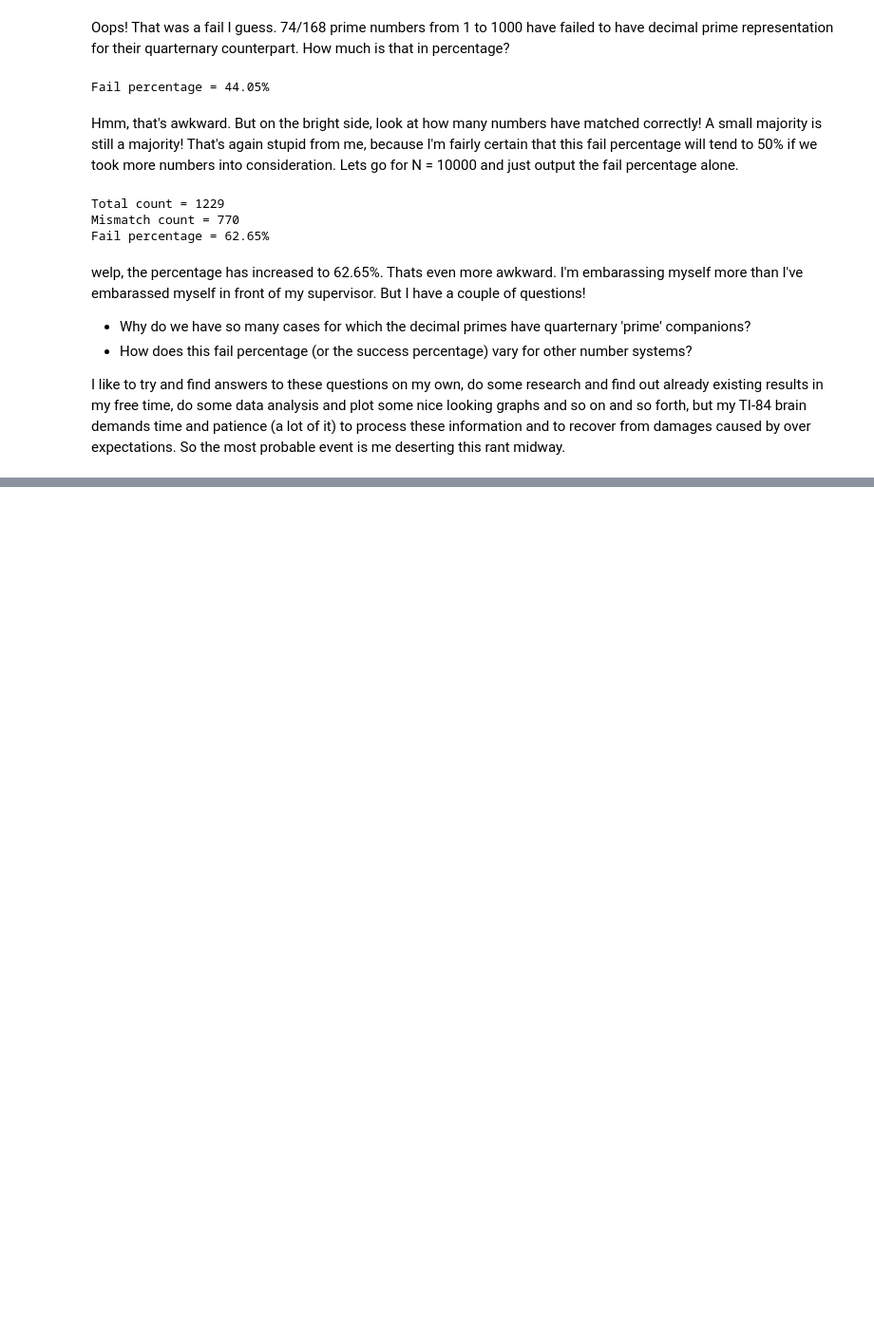
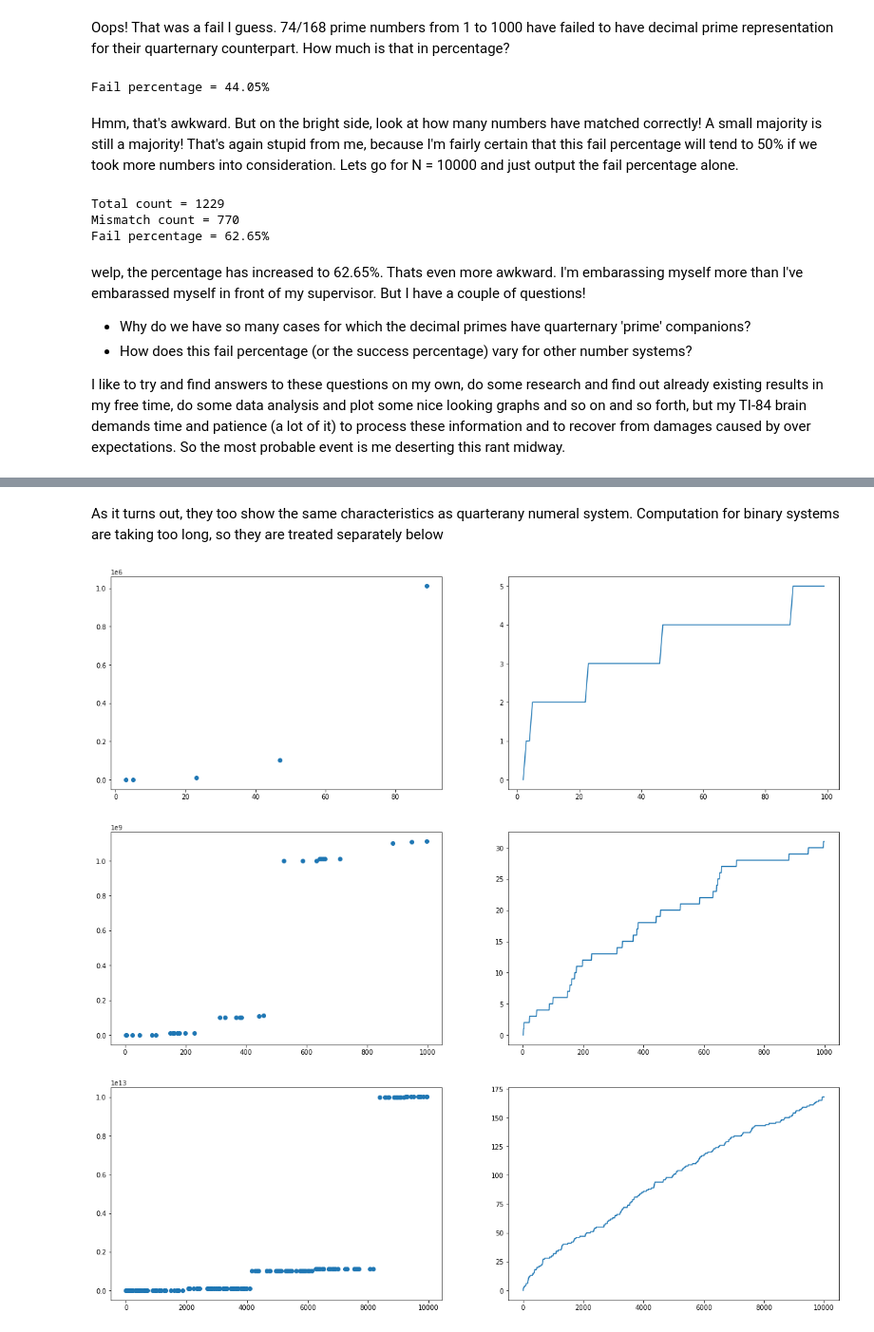
Before and after one commit to VivekThazhathattil/blah, a Jupyter notebook: rant_prime_number_fail.ipynb, the cells around one changed output, grey strips where cells are left out. Shown at 95% size. Drawn from its saved outputs; the diff is of its cells as text; code cells hidden in the pictures; blank space fills up the shorter version.

```diff
--- a/rant_prime_number_fail.ipynb
+++ b/rant_prime_number_fail.ipynb
@@ -122,0 +165,10 @@ I like to try and find answers to these questions on my own, do some research an
+# %% [markdown]
+As it turns out, they too show the same  characteristics as quarterany numeral system. Computation for binary systems are taking too long, so they are treated separately below
+# %%
+plotting_func(base=2, N0=2, N=100)
+plotting_func(base=2, N0=2, N=1000)
+plotting_func(base=2, N0=2, N=10000)
+# %% [output]
+[figure, added]
+[figure, added]
+[figure, added]
```
Also changed, not shown: parts of 5 cells of this notebook.
